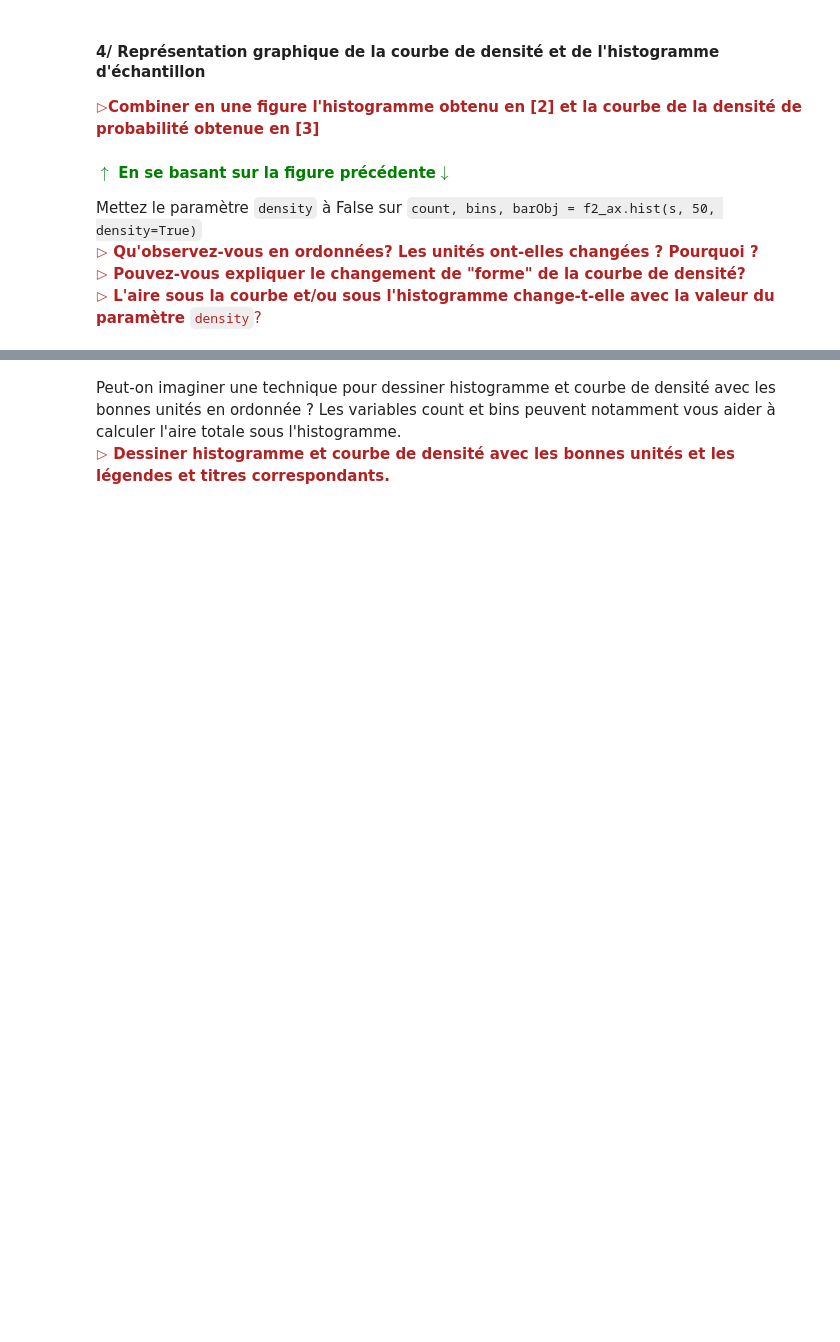
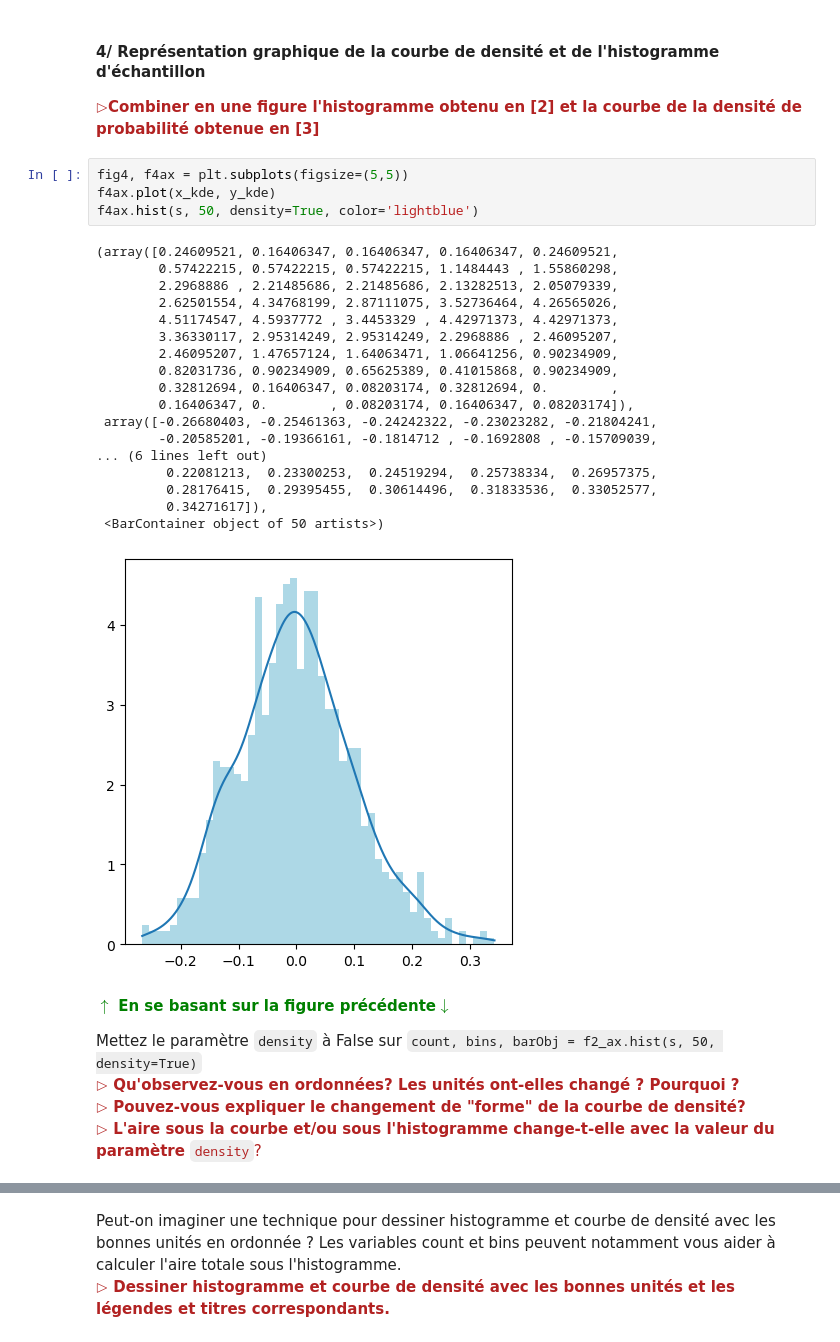
Before and after one commit to gnoiret/VDB_jupyter, a Jupyter notebook: exercices/TP1.ipynb, the cells around one changed output, grey strips where cells are left out. Cells and saved outputs as stored; diff of their text form; blank space fills up the shorter version.

```diff
--- a/exercices/TP1.ipynb
+++ b/exercices/TP1.ipynb
@@ -126,10 +230,33 @@ y_kde = pdf_by_gaussian(x_kde)
 # %% [markdown]
 #### 4/ Représentation graphique de la courbe de densité et de l'histogramme d'échantillon
 <span style="color:firebrick;font-weight:bold">$\rhd$Combiner en une figure l'histogramme obtenu en <span style="font-weight:bold">[2]</span> et la courbe de la densité de probabilité obtenue en <span style="font-weight:bold">[3]</span></span>
+# %%
+fig4, f4ax = plt.subplots(figsize=(5,5))
+f4ax.plot(x_kde, y_kde)
+f4ax.hist(s, 50, density=True, color='lightblue')
+# %% [output]
+(array([0.24609521, 0.16406347, 0.16406347, 0.16406347, 0.24609521,
+        0.57422215, 0.57422215, 0.57422215, 1.1484443 , 1.55860298,
+        2.2968886 , 2.21485686, 2.21485686, 2.13282513, 2.05079339,
+        2.62501554, 4.34768199, 2.87111075, 3.52736464, 4.26565026,
+        4.51174547, 4.5937772 , 3.4453329 , 4.42971373, 4.42971373,
+        3.36330117, 2.95314249, 2.95314249, 2.2968886 , 2.46095207,
+        2.46095207, 1.47657124, 1.64063471, 1.06641256, 0.90234909,
+        0.82031736, 0.90234909, 0.65625389, 0.41015868, 0.90234909,
+        0.32812694, 0.16406347, 0.08203174, 0.32812694, 0.        ,
+        0.16406347, 0.        , 0.08203174, 0.16406347, 0.08203174]),
+ array([-0.26680403, -0.25461363, -0.24242322, -0.23023282, -0.21804241,
+        -0.20585201, -0.19366161, -0.1814712 , -0.1692808 , -0.15709039,
+... (6 lines left out)
+         0.22081213,  0.23300253,  0.24519294,  0.25738334,  0.26957375,
+         0.28176415,  0.29395455,  0.30614496,  0.31833536,  0.33052577,
+         0.34271617]),
+ <BarContainer object of 50 artists>)
+[figure, added]
 # %% [markdown]
 <span style="color:green;font-weight:bold">$\uparrow$ En se basant sur la figure précédente$\downarrow$ </span>
 
 Mettez le paramètre `density` à False sur `count, bins, barObj = f2_ax.hist(s, 50, density=True)`
-<br/><span style="color:firebrick;font-weight:bold">$\rhd$ Qu'observez-vous en ordonnées? Les unités ont-elles changées ? Pourquoi ?</span>
+<br/><span style="color:firebrick;font-weight:bold">$\rhd$ Qu'observez-vous en ordonnées? Les unités ont-elles changé ? Pourquoi ?</span>
 <br/><span style="color:firebrick;font-weight:bold">$\rhd$  Pouvez-vous expliquer le changement de "forme" de la courbe de densité?</span>
 <br/><span style="color:firebrick;font-weight:bold">$\rhd$  L'aire sous la courbe et/ou sous l'histogramme change-t-elle avec la valeur du paramètre <span style="font-weight:normal">`density`?</span></span>
```
Also changed, not shown: parts of 19 cells of this notebook, 1 other file.
